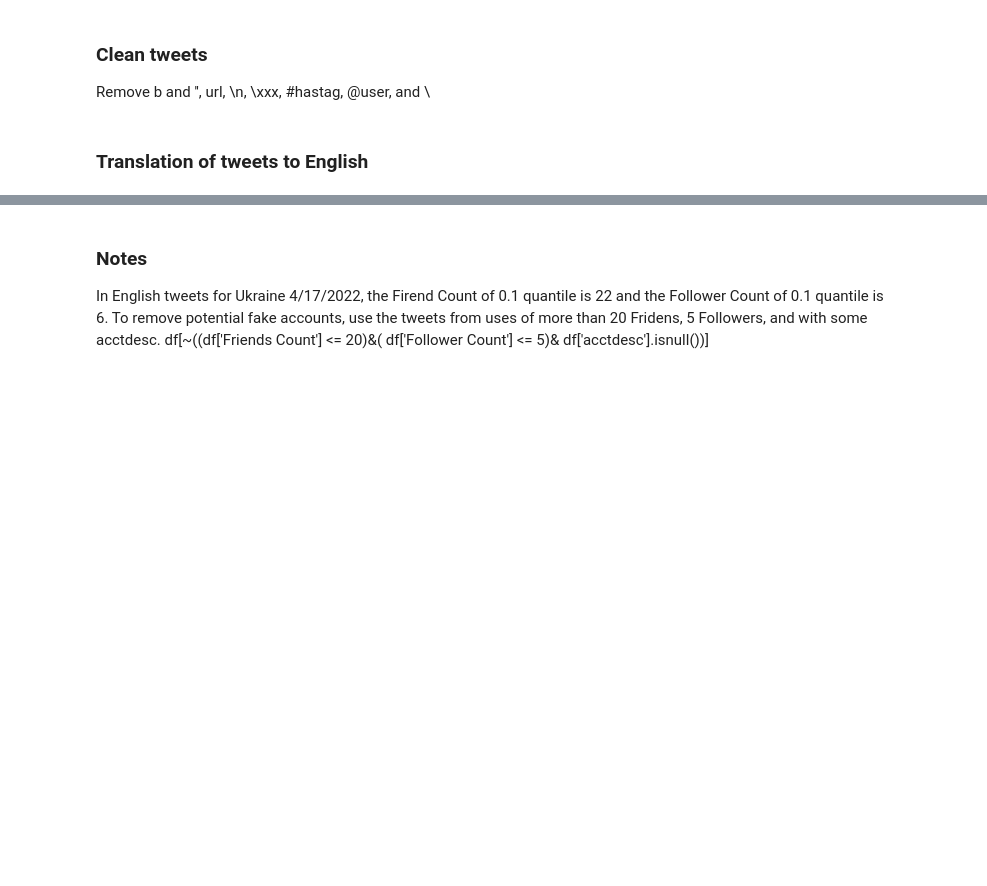
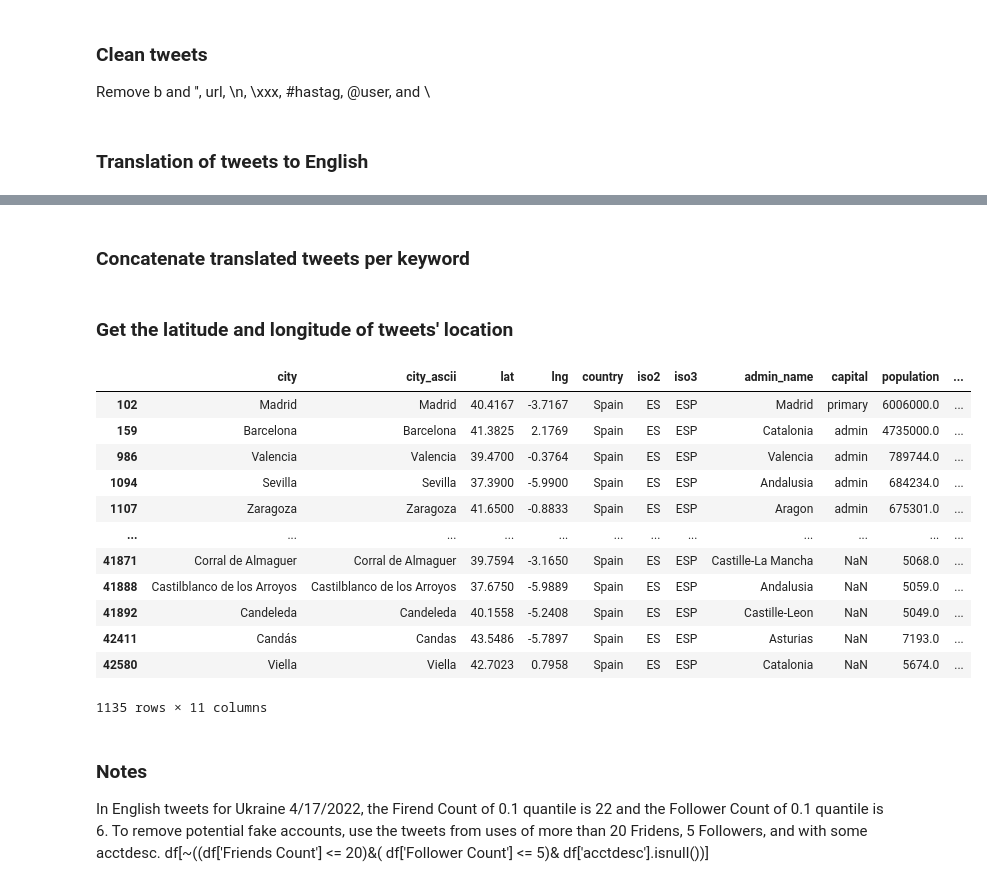
Before and after one commit to czhang87/twitter_sentiment_ukraine_russia, a Jupyter notebook: notebook/02_tweets_cleaning.ipynb, the cells around one changed output, grey strips where cells are left out. Cells and saved outputs as stored; diff of their text form; code cells hidden in the pictures; blank space fills up the shorter version.

```diff
--- a/notebook/02_tweets_cleaning.ipynb
+++ b/notebook/02_tweets_cleaning.ipynb
@@ -10,4 +11,6 @@ from tqdm.auto import tqdm
 tqdm.pandas()
+# %%
+pd.set_option('display.max_colwidth', None)
 # %%
 pattern_filename = r'tweets_[a-z]*_[a-z]{2}'
 # pattern to remove url, \n, \xxx, #hastag, @user, and \
@@ -37,3 +148,24 @@ for filepath in tqdm(glob.glob('../data/tweets_final/*')):
+# %% [markdown]
+### Concatenate translated tweets per keyword
+# %% [markdown]
+### Get the latitude and longitude of tweets' location
+# %%
+df = pd.read_csv('../data/worldcities/worldcities.csv')
+df[df['iso2']=='ES']
+# %% [output]
+|  | city | city_ascii | lat | lng | country | iso2 | iso3 | admin_name | capital | population | ... |
+| 102 | Madrid | Madrid | 40.4167 | -3.7167 | Spain | ES | ESP | Madrid | primary | 6006000.0 | ... |
+| 159 | Barcelona | Barcelona | 41.3825 | 2.1769 | Spain | ES | ESP | Catalonia | admin | 4735000.0 | ... |
+| 986 | Valencia | Valencia | 39.4700 | -0.3764 | Spain | ES | ESP | Valencia | admin | 789744.0 | ... |
+| 1094 | Sevilla | Sevilla | 37.3900 | -5.9900 | Spain | ES | ESP | Andalusia | admin | 684234.0 | ... |
+| 1107 | Zaragoza | Zaragoza | 41.6500 | -0.8833 | Spain | ES | ESP | Aragon | admin | 675301.0 | ... |
+| ... | ... | ... | ... | ... | ... | ... | ... | ... | ... | ... | ... |
+| 41871 | Corral de Almaguer | Corral de Almaguer | 39.7594 | -3.1650 | Spain | ES | ESP | Castille-La Mancha | NaN | 5068.0 | ... |
+| 41888 | Castilblanco de los Arroyos | Castilblanco de los Arroyos | 37.6750 | -5.9889 | Spain | ES | ESP | Andalusia | NaN | 5059.0 | ... |
+| 41892 | Candeleda | Candeleda | 40.1558 | -5.2408 | Spain | ES | ESP | Castille-Leon | NaN | 5049.0 | ... |
+| 42411 | Candás | Candas | 43.5486 | -5.7897 | Spain | ES | ESP | Asturias | NaN | 7193.0 | ... |
+| 42580 | Viella | Viella | 42.7023 | 0.7958 | Spain | ES | ESP | Catalonia | NaN | 5674.0 | ... |
+1135 rows × 11 columns
 # %% [markdown]
 ### Notes
 In English tweets for Ukraine 4/17/2022, the Firend Count of 0.1 quantile is 22 and the Follower Count of 0.1 quantile is 6. To remove potential fake accounts, use the tweets from uses of more than 20 Fridens, 5 Followers, and with some acctdesc. df[~((df['Friends Count'] <= 20)&( df['Follower Count'] <= 5)& df['acctdesc'].isnull())]
```
Also changed, not shown: parts of 5 cells of this notebook, 1 other file.
